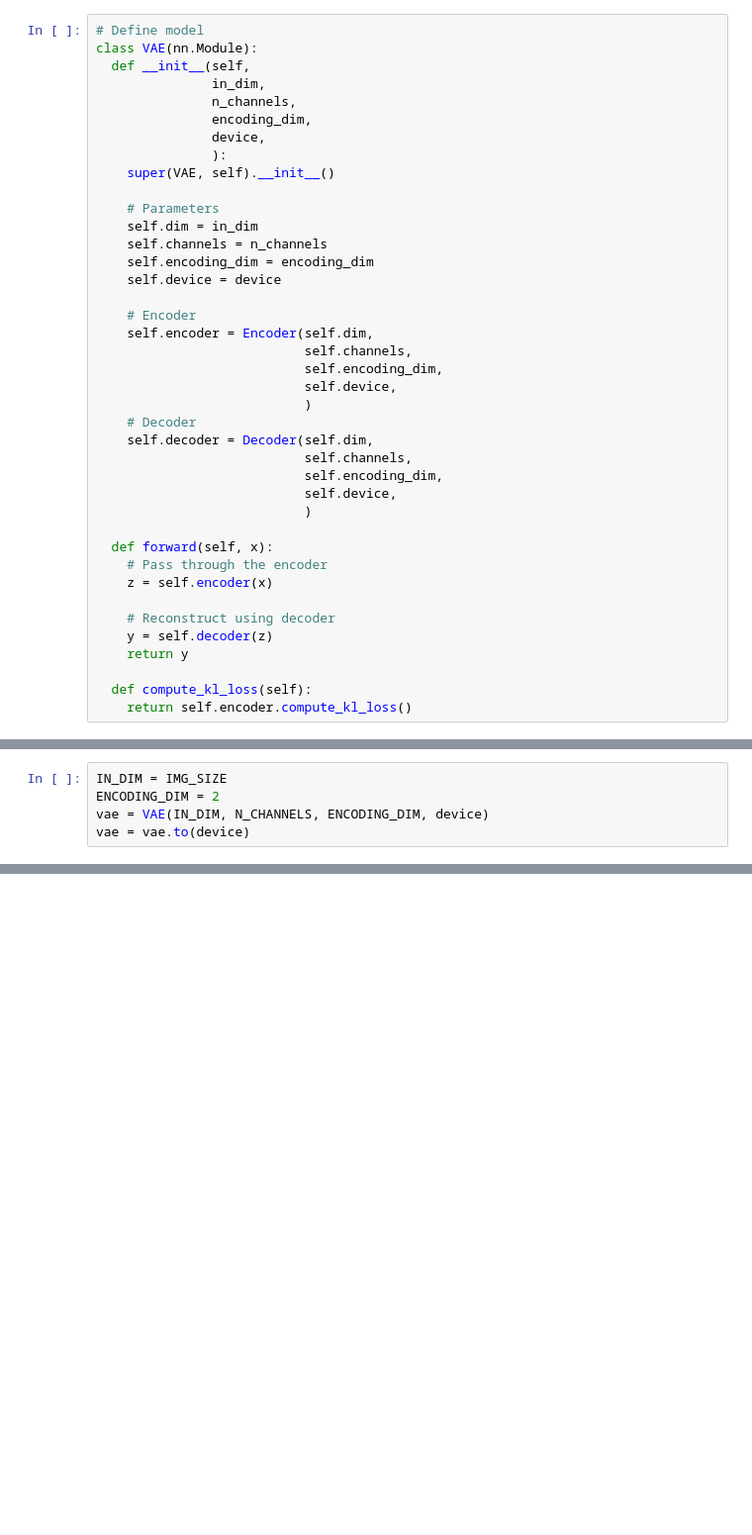
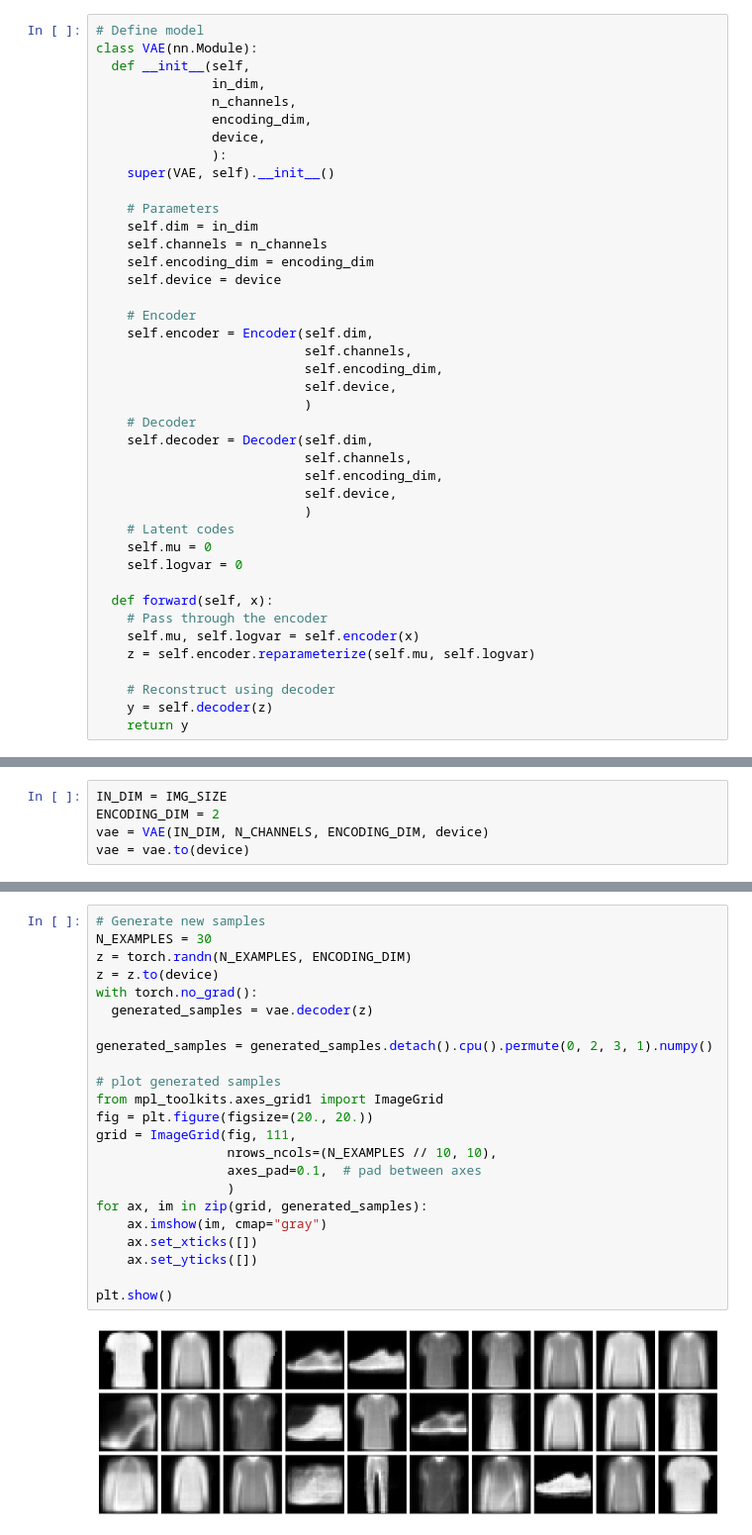
Before and after one commit to ssundar6087/generative_machine_learning, a Jupyter notebook: vae_pytorch.ipynb, the cells around one changed output, grey strips where cells are left out. Shown at 99% size. Drawn from its saved outputs; the diff is of its cells as text; blank space fills up the shorter version.

```diff
--- a/vae_pytorch.ipynb
+++ b/vae_pytorch.ipynb
@@ -193,17 +186,18 @@ class VAE(nn.Module):
                            self.encoding_dim,
                            self.device,
                            )
+    # Latent codes
+    self.mu = 0
+    self.logvar = 0
 
   def forward(self, x):
     # Pass through the encoder
-    z = self.encoder(x)
+    self.mu, self.logvar = self.encoder(x)
+    z = self.encoder.reparameterize(self.mu, self.logvar)
 
     # Reconstruct using decoder
     y = self.decoder(z)
     return y
-
-  def compute_kl_loss(self):
-    return self.encoder.compute_kl_loss()
 # %%
 vae_test = VAE(in_dim=IMG_SIZE,
                n_channels=N_CHANNELS,
@@ -398,0 +365,25 @@ for images, row, title in zip([images, output], axes, titles):
+# %%
+# Generate new samples
+N_EXAMPLES = 30
+z = torch.randn(N_EXAMPLES, ENCODING_DIM)
+z = z.to(device)
+with torch.no_grad():
+  generated_samples = vae.decoder(z)
+
+generated_samples = generated_samples.detach().cpu().permute(0, 2, 3, 1).numpy()
+
+# plot generated samples
+from mpl_toolkits.axes_grid1 import ImageGrid
+fig = plt.figure(figsize=(20., 20.))
+grid = ImageGrid(fig, 111,
+                 nrows_ncols=(N_EXAMPLES // 10, 10),
+                 axes_pad=0.1,  # pad between axes
+                 )
+for ax, im in zip(grid, generated_samples):
+    ax.imshow(im, cmap="gray")
+    ax.set_xticks([])
+    ax.set_yticks([])
+
+plt.show()
+# %% [output]
+[figure, added]
```
Also changed, not shown: parts of 14 cells of this notebook.
